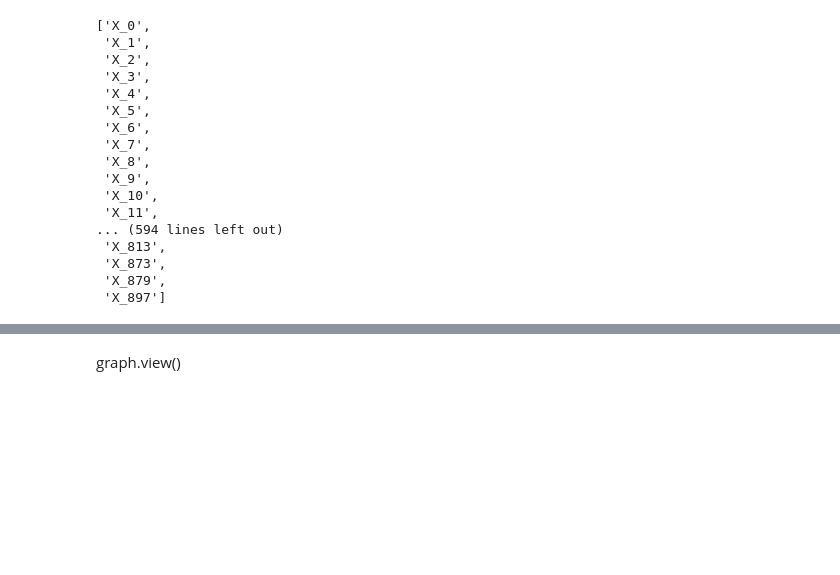
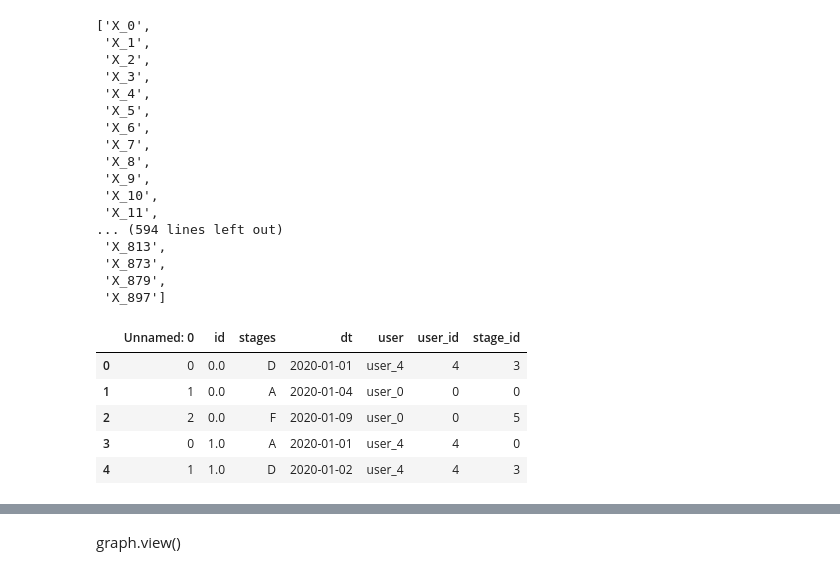
Before and after one commit to booydar/workshop, a Jupyter notebook: Graph.ipynb, the cells around one changed output, grey strips where cells are left out. Saved outputs shown, nothing was run; the diff lists cells and outputs as text; code cells hidden in the pictures; blank space fills up the shorter version.

```diff
--- a/Graph.ipynb
+++ b/Graph.ipynb
@@ -209,3 +196,13 @@ class RuleFinder():
 
         self._save_dot(trees)
         return trees
+# %%
+data = pd.read_csv("30k.csv")
+data.head()
+# %% [output]
+|  | Unnamed: 0 | id | stages | dt | user | user_id | stage_id |
+| 0 | 0 | 0.0 | D | 2020-01-01 | user_4 | 4 | 3 |
+| 1 | 1 | 0.0 | A | 2020-01-04 | user_0 | 0 | 0 |
+| 2 | 2 | 0.0 | F | 2020-01-09 | user_0 | 0 | 5 |
+| 3 | 0 | 1.0 | A | 2020-01-01 | user_4 | 4 | 0 |
+| 4 | 1 | 1.0 | D | 2020-01-02 | user_4 | 4 | 3 |
```
Also changed, not shown: parts of 9 cells of this notebook, 1 other file.
